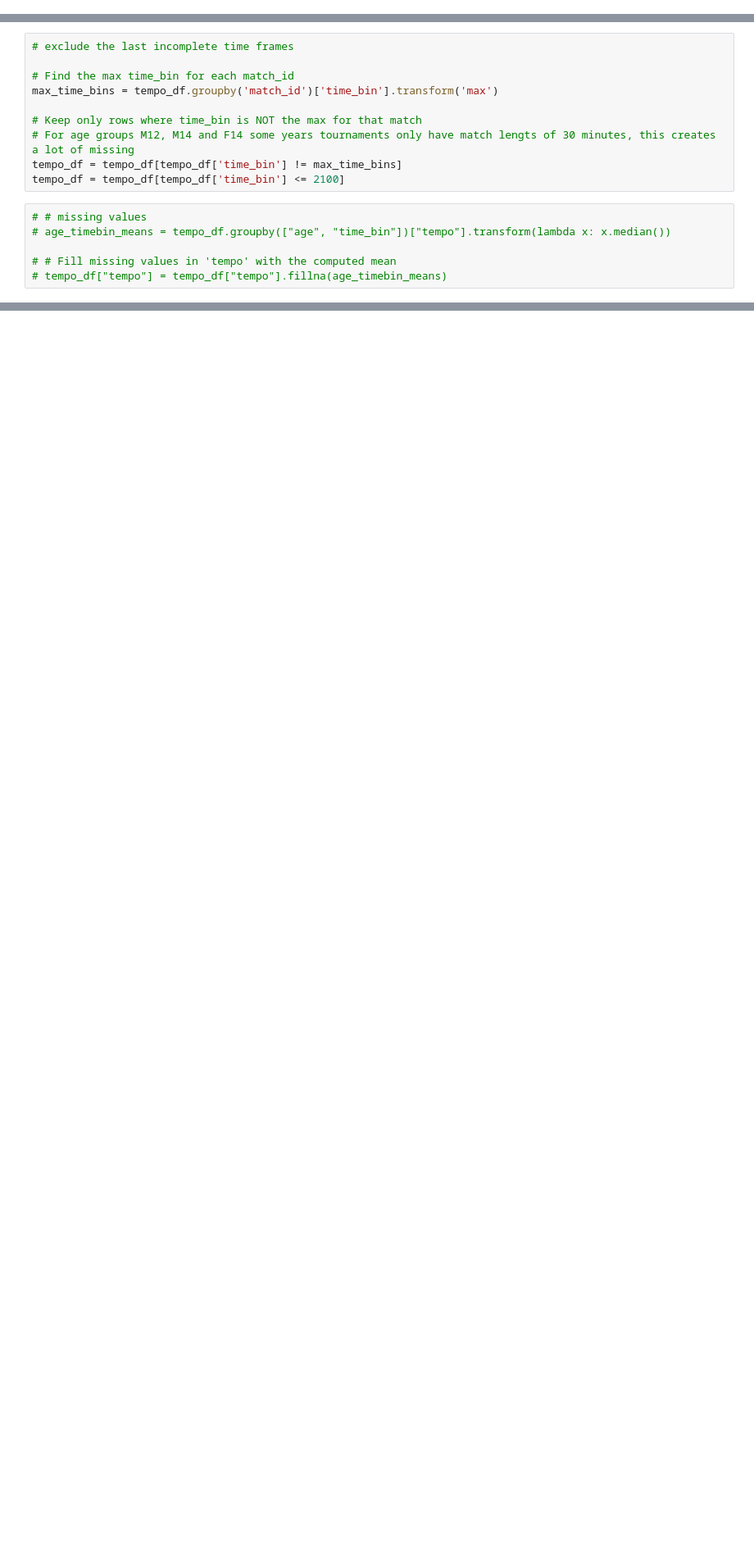
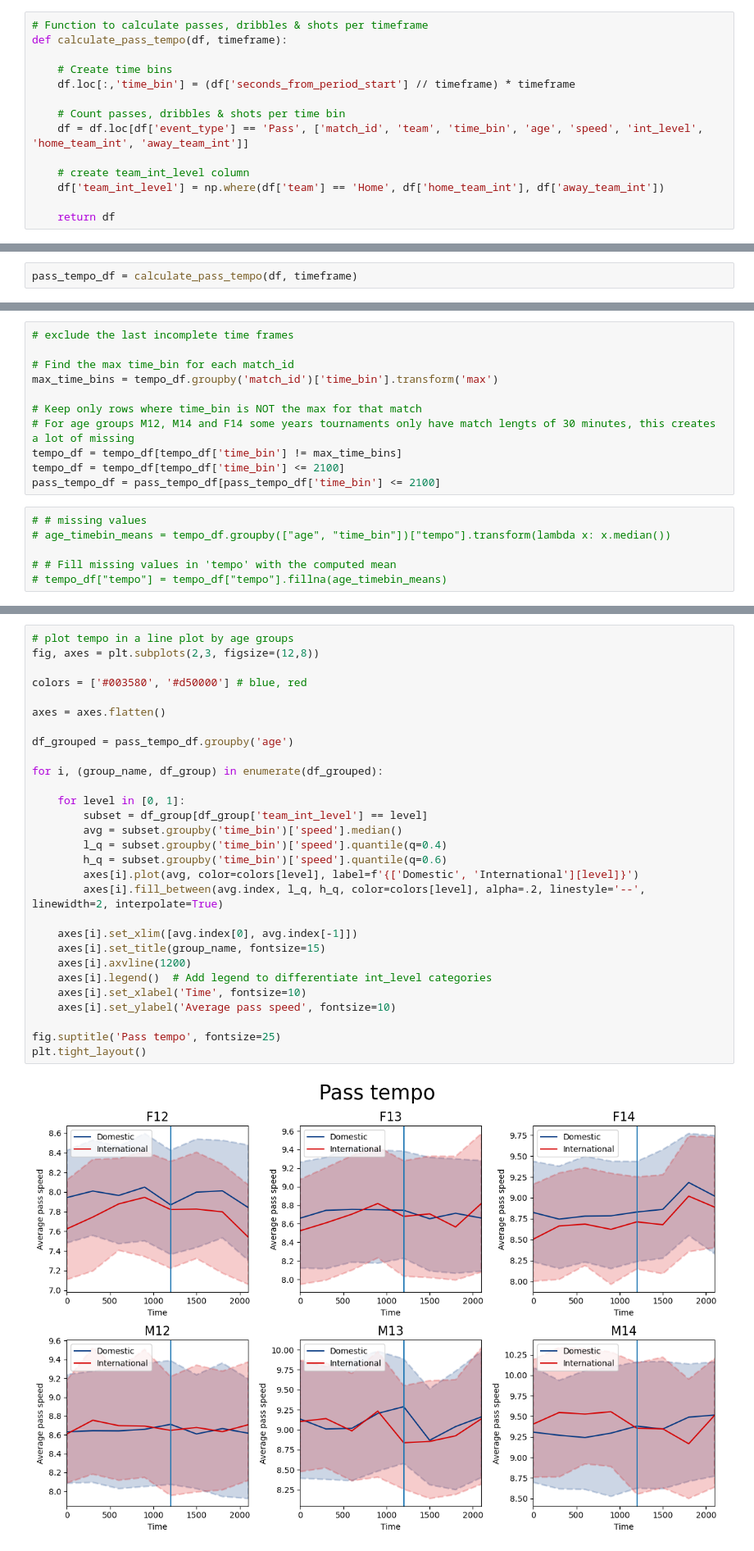
Before and after one commit to konstanyman/thesis_analysis, a Jupyter notebook: processing/tempo.ipynb, the cells around one changed output, grey strips where cells are left out. Shown at 82% size. Cells and saved outputs as stored; diff of their text form; blank space fills up the shorter version.

```diff
--- a/processing/tempo.ipynb
+++ b/processing/tempo.ipynb
@@ -47,9 +47,25 @@ def calculate_tempo(df, timeframe):
         .groupby(['match_id', 'time_bin', 'age', 'year', 'int_level']).size().reset_index(name='tempo')
 
     return df
+# %%
+# Function to calculate passes, dribbles & shots per timeframe
+def calculate_pass_tempo(df, timeframe):
+
+    # Create time bins
+    df.loc[:,'time_bin'] = (df['seconds_from_period_start'] // timeframe) * timeframe
+
+    # Count passes, dribbles & shots per time bin
+    df = df.loc[df['event_type'] == 'Pass', ['match_id', 'team', 'time_bin', 'age', 'speed', 'int_level', 'home_team_int', 'away_team_int']]
+
+    # create team_int_level column
+    df['team_int_level'] = np.where(df['team'] == 'Home', df['home_team_int'], df['away_team_int'])
+
+    return df
 # %%
 # get the tempo dataframe
 tempo_df = calculate_tempo(df, timeframe)
+# %%
+pass_tempo_df = calculate_pass_tempo(df, timeframe)
 # %%
 # print distribution of match durations to drop time bins with only a few instances
 tempo_df['time_bin'].value_counts()
@@ -80,6 +96,7 @@ max_time_bins = tempo_df.groupby('match_id')['time_bin'].transform('max')
 # For age groups M12, M14 and F14 some years tournaments only have match lengts of 30 minutes, this creates a lot of missing
 tempo_df = tempo_df[tempo_df['time_bin'] != max_time_bins]
 tempo_df = tempo_df[tempo_df['time_bin'] <= 2100]
+pass_tempo_df = pass_tempo_df[pass_tempo_df['time_bin'] <= 2100]
 # %%
 # # missing values
 # age_timebin_means = tempo_df.groupby(["age", "time_bin"])["tempo"].transform(lambda x: x.median())
@@ -117,6 +134,37 @@ fig.suptitle('Match tempo', fontsize=25)
 plt.tight_layout()
 # %% [output]
 [figure]
+# %%
+# plot tempo in a line plot by age groups
+fig, axes = plt.subplots(2,3, figsize=(12,8))
+
+colors = ['#003580', '#d50000'] # blue, red
+
+axes = axes.flatten()
+
+df_grouped = pass_tempo_df.groupby('age')
+
+for i, (group_name, df_group) in enumerate(df_grouped):
+
+    for level in [0, 1]:
+        subset = df_group[df_group['team_int_level'] == level]
+        avg = subset.groupby('time_bin')['speed'].median()
+        l_q = subset.groupby('time_bin')['speed'].quantile(q=0.4)
+        h_q = subset.groupby('time_bin')['speed'].quantile(q=0.6)
+        axes[i].plot(avg, color=colors[level], label=f'{['Domestic', 'International'][level]}')
+        axes[i].fill_between(avg.index, l_q, h_q, color=colors[level], alpha=.2, linestyle='--', linewidth=2, interpolate=True)
+
+    axes[i].set_xlim([avg.index[0], avg.index[-1]])
+    axes[i].set_title(group_name, fontsize=15)
+    axes[i].axvline(1200)
+    axes[i].legend()  # Add legend to differentiate int_level categories
+    axes[i].set_xlabel('Time', fontsize=10)
+    axes[i].set_ylabel('Average pass speed', fontsize=10)
+
+fig.suptitle('Pass tempo', fontsize=25)
+plt.tight_layout()
+# %% [output]
+[figure, added]
 # %%
 # plot tempo
 
```
Also changed, not shown: parts of 2 cells of this notebook, 1 other file.
